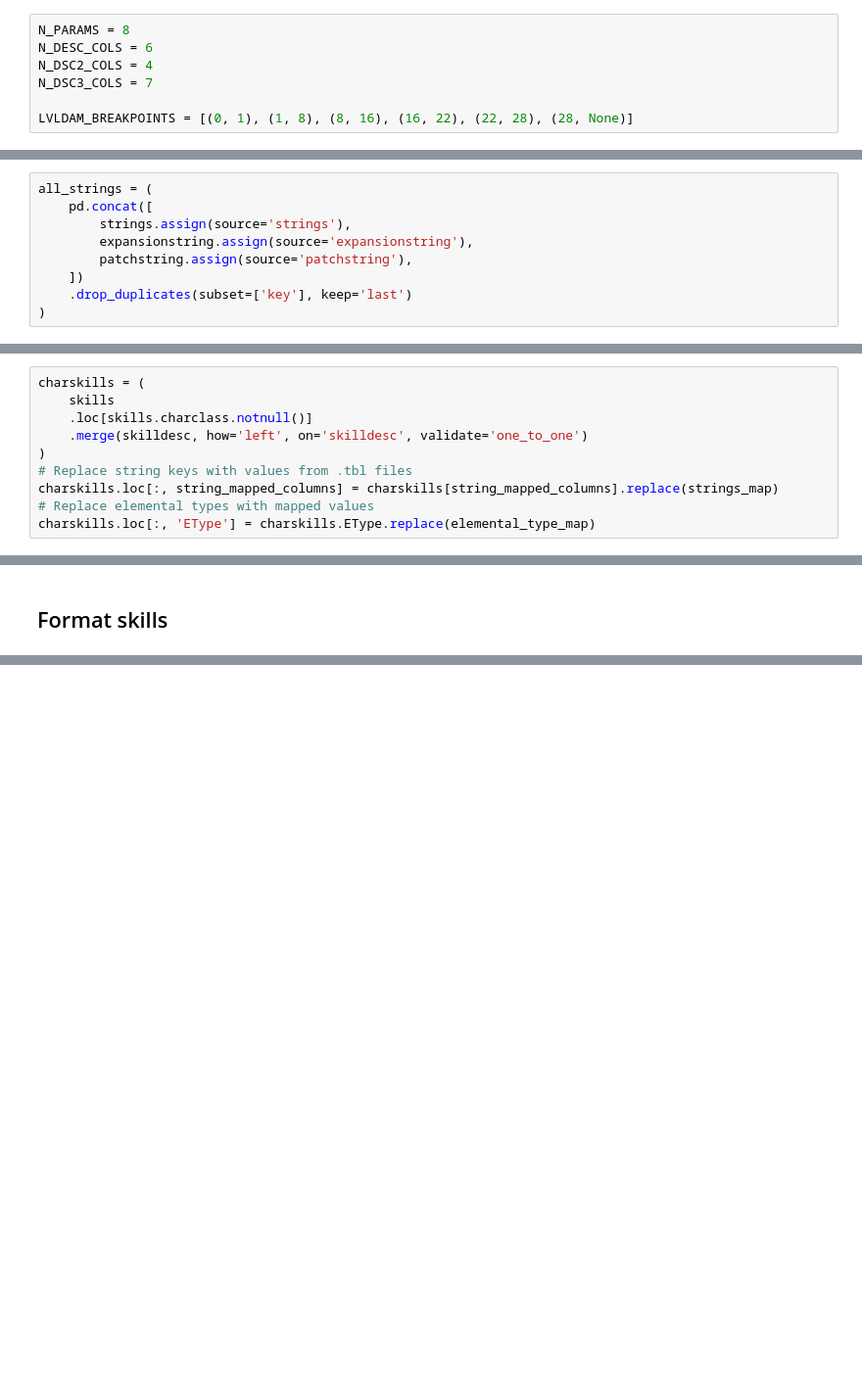
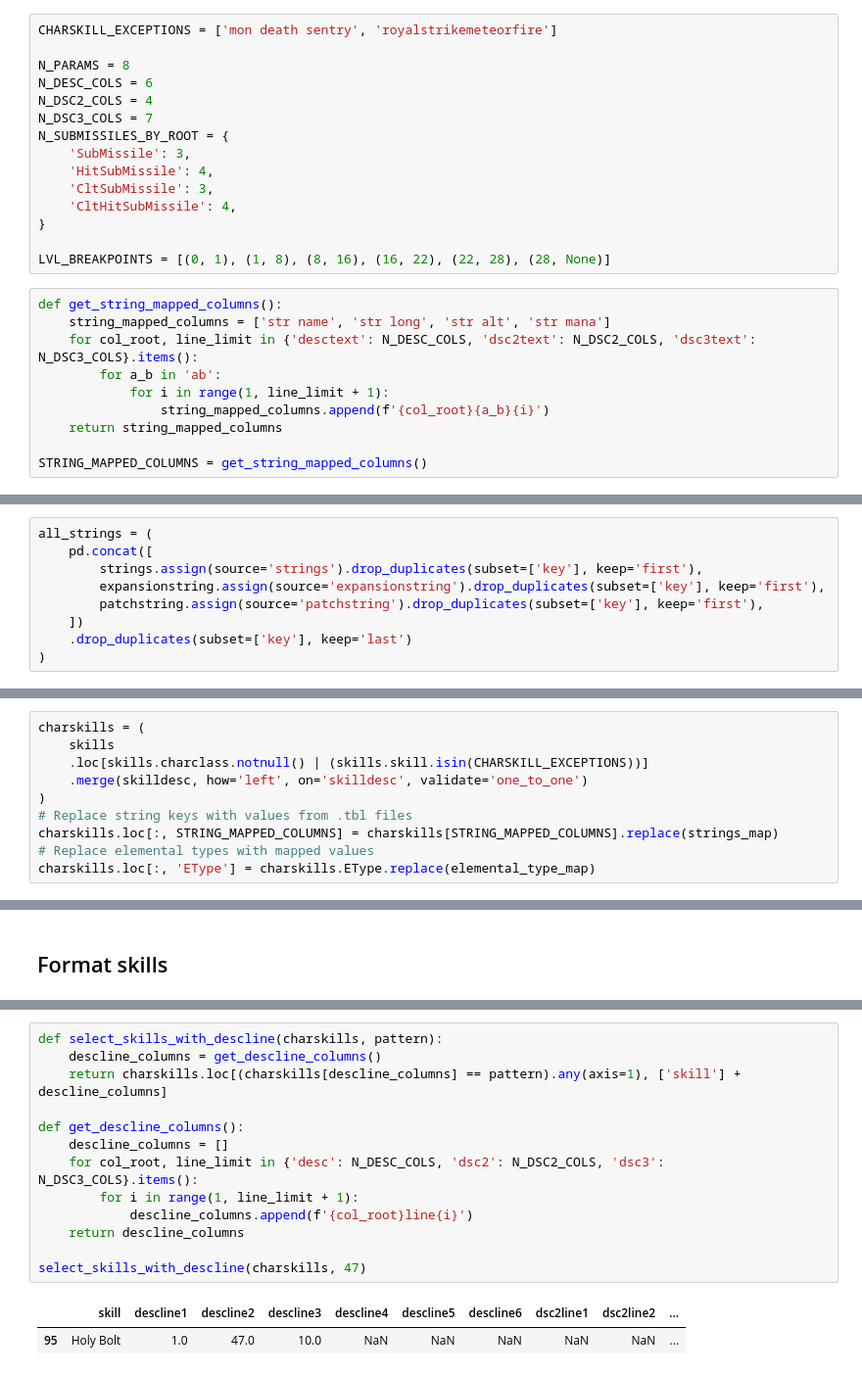
Before and after one commit to d2planner/skills, a Jupyter notebook: offline_tools/process game files.ipynb, the cells around one changed output, grey strips where cells are left out. Shown at 98% size. Saved outputs shown, nothing was run; the diff lists cells and outputs as text; blank space fills up the shorter version.

Commit message:
Implement another 1/2 of desclines

```diff
--- a/offline_tools/process game files.ipynb
+++ b/offline_tools/process game files.ipynb
@@ -13,7 +17,25 @@ import pandas as pd
 # %%
+CHARSKILL_EXCEPTIONS = ['mon death sentry', 'royalstrikemeteorfire']
+
 N_PARAMS = 8
 N_DESC_COLS = 6
 N_DSC2_COLS = 4
 N_DSC3_COLS = 7
+N_SUBMISSILES_BY_ROOT = {
+    'SubMissile': 3,
+    'HitSubMissile': 4,
+    'CltSubMissile': 3,
+    'CltHitSubMissile': 4,
+}
 
-LVLDAM_BREAKPOINTS = [(0, 1), (1, 8), (8, 16), (16, 22), (22, 28), (28, None)]
+LVL_BREAKPOINTS = [(0, 1), (1, 8), (8, 16), (16, 22), (22, 28), (28, None)]
+# %%
+def get_string_mapped_columns():
+    string_mapped_columns = ['str name', 'str long', 'str alt', 'str mana']
+    for col_root, line_limit in {'desctext': N_DESC_COLS, 'dsc2text': N_DSC2_COLS, 'dsc3text': N_DSC3_COLS}.items():
+        for a_b in 'ab':
+            for i in range(1, line_limit + 1):
+                string_mapped_columns.append(f'{col_root}{a_b}{i}')
+    return string_mapped_columns
+
+STRING_MAPPED_COLUMNS = get_string_mapped_columns()
@@ -33,9 +68,9 @@ patchstring = pd.read_csv('data/patchstring.csv', header=0, names=('key', 'value
 # %%
 all_strings = (
     pd.concat([
-        strings.assign(source='strings'),
-        expansionstring.assign(source='expansionstring'),
-        patchstring.assign(source='patchstring'),
+        strings.assign(source='strings').drop_duplicates(subset=['key'], keep='first'),
+        expansionstring.assign(source='expansionstring').drop_duplicates(subset=['key'], keep='first'),
+        patchstring.assign(source='patchstring').drop_duplicates(subset=['key'], keep='first'),
     ])
     .drop_duplicates(subset=['key'], keep='last')
 )
@@ -84,11 +226,11 @@ elemental_type_map = elem_types.dropna().set_index('Code')['Elemental Type'].to_
 # %%
 charskills = (
     skills
-    .loc[skills.charclass.notnull()]
+    .loc[skills.charclass.notnull() | (skills.skill.isin(CHARSKILL_EXCEPTIONS))]
     .merge(skilldesc, how='left', on='skilldesc', validate='one_to_one')
 )
 # Replace string keys with values from .tbl files
-charskills.loc[:, string_mapped_columns] = charskills[string_mapped_columns].replace(strings_map)
+charskills.loc[:, STRING_MAPPED_COLUMNS] = charskills[STRING_MAPPED_COLUMNS].replace(strings_map)
 # Replace elemental types with mapped values
 charskills.loc[:, 'EType'] = charskills.EType.replace(elemental_type_map)
 # %% [markdown]
@@ -497,0 +907,16 @@ def _get_synergy_multiplier_precalc(synergies, skill_levels):  # uses pre-calcul
+# %%
+def select_skills_with_descline(charskills, pattern):
+    descline_columns = get_descline_columns()
+    return charskills.loc[(charskills[descline_columns] == pattern).any(axis=1), ['skill'] + descline_columns]
+
+def get_descline_columns():
+    descline_columns = []
+    for col_root, line_limit in {'desc': N_DESC_COLS, 'dsc2': N_DSC2_COLS, 'dsc3': N_DSC3_COLS}.items():
+        for i in range(1, line_limit + 1):
+            descline_columns.append(f'{col_root}line{i}')
+    return descline_columns
+
+select_skills_with_descline(charskills, 47)
+# %% [output]
+|  | skill | descline1 | descline2 | descline3 | descline4 | descline5 | descline6 | dsc2line1 | dsc2line2 | ... |
+| 95 | Holy Bolt | 1.0 | 47.0 | 10.0 | NaN | NaN | NaN | NaN | NaN | ... |
```
Also changed, not shown: parts of 33 cells of this notebook.
